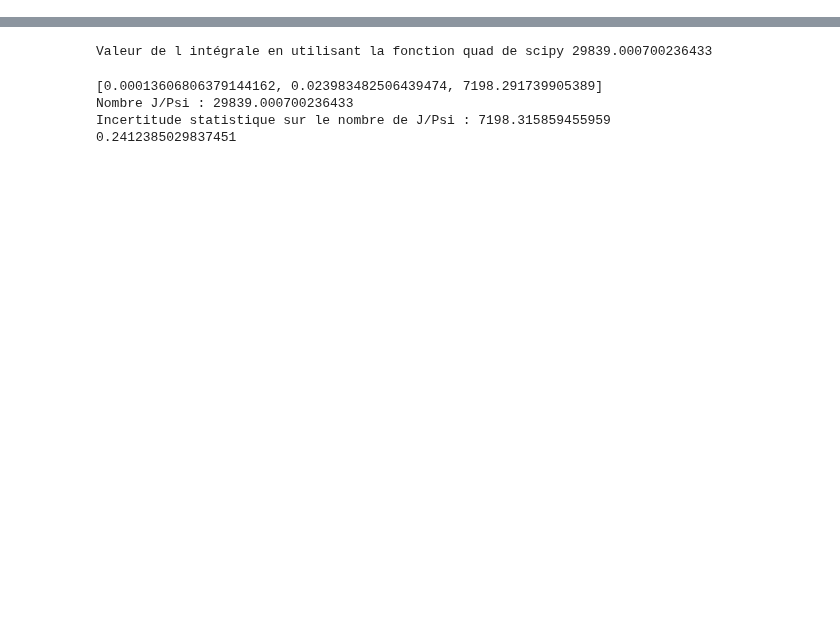
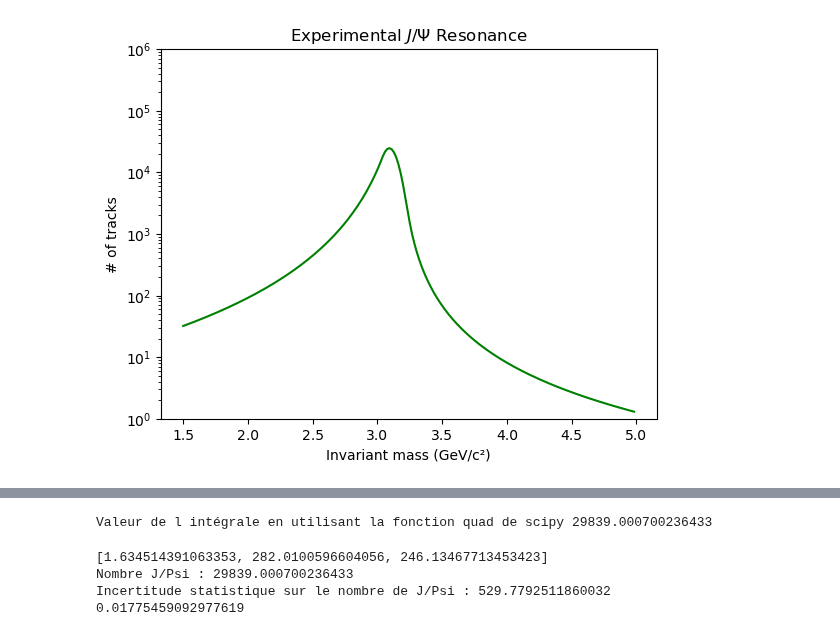
Before and after one commit to nantes-m2-rps-exp/qqbar2mumu-2022, a Jupyter notebook: notebooks/Jpsi_psi-Copy1.ipynb, the cells around one changed output, grey strips where cells are left out. Drawn from its saved outputs; the diff is of its cells as text; code cells hidden in the pictures; blank space fills up the shorter version.

Commit message:
Correctio,s NJ-psi et incertitudes

```diff
--- a/notebooks/Jpsi_psi-Copy1.ipynb
+++ b/notebooks/Jpsi_psi-Copy1.ipynb
@@ -132,0 +151,13 @@ Wall time: 2.02 s
+# %%
+%%time
+#vhQualInvMassEvSel.plot(label="experimental data - events selected")
+plt.plot(x_data,y_CB2_fit,'g')
+plt.yscale("log")
+plt.ylabel("# of tracks")
+plt.xlabel("Invariant mass (GeV/c²)")
+#plt.legend()
+plt.title('Experimental $J/\Psi$ Resonance')
+plt.ylim(1,1000000)
+plt.show()
+# %% [output]
+[figure, added]
@@ -144,7 +177,10 @@ print('Valeur de l intégrale en utilisant la fonction quad de scipy',I)
 Valeur de l intégrale en utilisant la fonction quad de scipy 29839.000700236433
 # %%
 var_alpha,var_alpha1,var_n,var_n1 = 3.82025732e-04,1.74935625e-02,2.11990082e-01,1.42526094e-01
-
+sigma_alpha = np.sqrt(var_alpha)
+sigma_alpha1 = np.sqrt(var_alpha1)
+sigma_n = np.sqrt(var_n)
+sigma_n1 = np.sqrt(var_n1)
 # définir le point où l'on veut calculer la dérivée partielle
 point = [mu_fitCB2wNoise, sigma_fit,-7.16686241e-01,2.28952917e+00,4.41736692e+00,2.61183775e+00,N_fitCB2wNoise]
 
@@ -153,15 +189,15 @@ eps = 1e-10
 
 # calculer la dérivée partielle par rapport à mu
 d_mu = (CrystalBall2(x_data,point[0] + eps, point[1], point[2], point[3], point[4], point[5], point[6]) - CrystalBall2(x_data,point[0], point[1], point[2], point[3], point[4], point[5], point[6])) / eps
-d_mu = var_mu * d_mu
+d_mu = sigma_mu * d_mu
 
 # calculer la dérivée partielle par rapport à sigma
 d_sigma = (CrystalBall2(x_data,point[0], point[1] + eps, point[2], point[3], point[4], point[5], point[6]) - CrystalBall2(x_data,point[0], point[1], point[2], point[3], point[4], point[5], point[6])) / eps
-d_sigma = var_sigma*d_sigma
+d_sigma = sigma_sigma*d_sigma
 
 # calculer la dérivée partielle par rapport à alpha
 d_N = (CrystalBall2(x_data,point[0], point[1], point[2], point[3], point[4], point[5], point[6]+eps) - CrystalBall2(x_data,point[0], point[1], point[2], point[3], point[4], point[5], point[6])) / eps
-d_N = np.abs(var_N*d_N)
+d_N = np.abs(sigma_N*d_N)
 
 # liste des listes des dérivées
 #d_list=[d_mu, d_sigma, d_alpha, d_alpha1, d_n, d_n1]
@@ -181,7 +217,7 @@ print("Nombre J/Psi :", I)
 print("Incertitude statistique sur le nombre de J/Psi :", uncertainty_stat_NJPsi)
 print(uncertainty_stat_NJPsi/I)
 # %% [output]
-[0.00013606806379144162, 0.023983482506439474, 7198.291739905389]
+[1.634514391063353, 282.0100596604056, 246.13467713453423]
 Nombre J/Psi : 29839.000700236433
-Incertitude statistique sur le nombre de J/Psi : 7198.315859455959
-0.2412385029837451
+Incertitude statistique sur le nombre de J/Psi : 529.7792511860032
+0.01775459092977619
```
Also changed, not shown: parts of 5 cells of this notebook, 1 other file.
